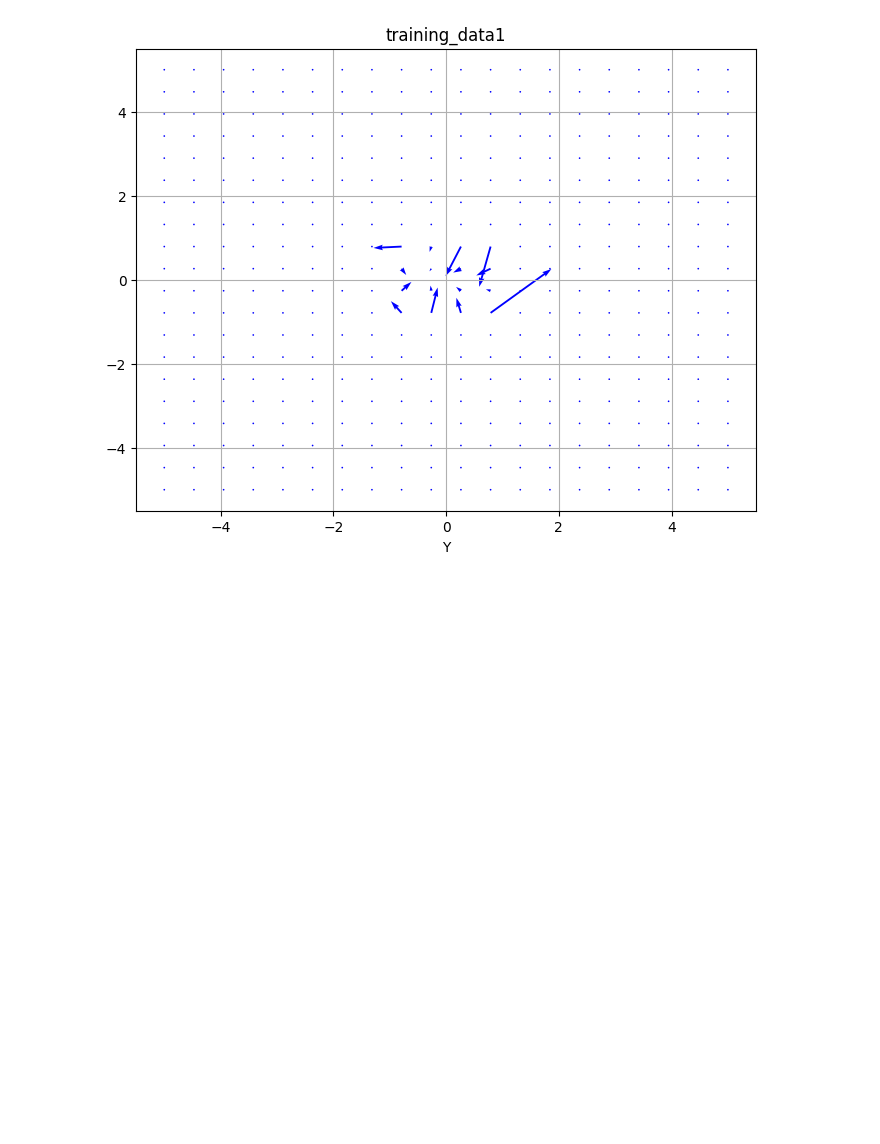
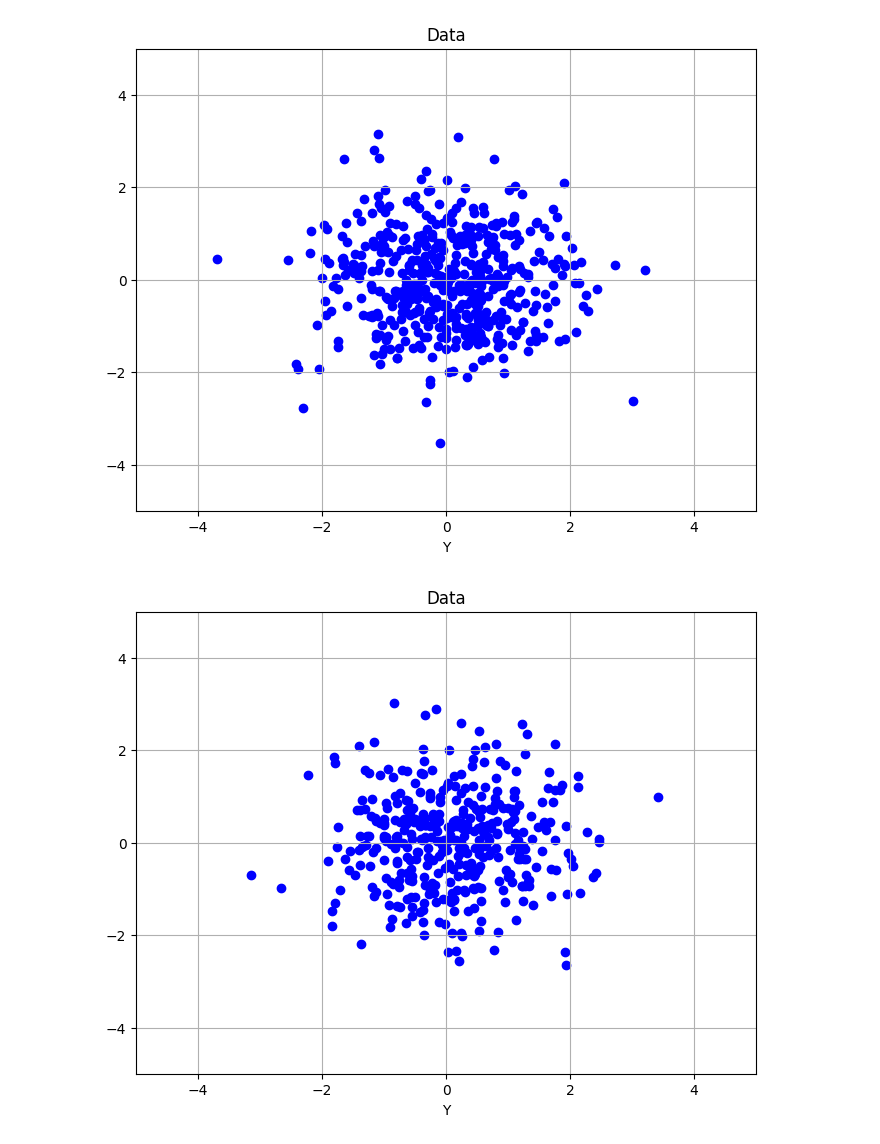
Before and after one commit to gudtjd82/aAIs_Internhip, a Jupyter notebook: diffusive_flow/diffusive_flow3.ipynb, the cells around one changed output. Cells and saved outputs as stored; diff of their text form; code cells hidden in the pictures; blank space fills up the shorter version.

```diff
--- a/diffusive_flow/diffusive_flow3.ipynb
+++ b/diffusive_flow/diffusive_flow3.ipynb
@@ -130,10 +136,15 @@ def draw_vector_field(grid_points, vf, scale=5, color='blue', width=0.003, title
     plt.show()
 # %%
 def make_training_data(grid_points, data, alpha_bars, t_range=200, max_distance=0.5, device=device):
-    x0 = data.to(device)
+    if not isinstance(data, torch.Tensor):
+        x0 = torch.tensor(data).to(device)
+    else:
+        x0 = data.to(device)
+
     eta = torch.randn_like(x0).to(device)
     vector_fields = []
     xTs = []
+
     for t in range(t_range):
         xT = diffuse_x0(x0, t, alpha_bars, eta=eta)
 
@@ -154,8 +165,8 @@ def make_training_data(grid_points, data, alpha_bars, t_range=200, max_distance=
             avg_vec = neighbor_vecs.mean(axis=0)
             avg_vecs[i] = avg_vec
 
-        vector_fields.append(avg_vecs)
-        xTs.append(xT.cpu().numpy())
+        vector_fields.append(avg_vecs.copy())
+        xTs.append(xT.clone().detach().cpu().numpy())
 
     return xTs, vector_fields
 # %%
@@ -175,22 +192,24 @@ draw_data(data, lim)
 # %%
-t_range = 500
-min_beta = 1e-3
-max_beta = 1e-1
-alpha_bars = make_alpha_bars(min_beta, max_beta, t_range)
+xTs, training_data = make_training_data(grid_points, data, alpha_bars, t_range=t_range)
+for i, data in enumerate(training_data):
+    training_data[i] = vector_field(data, scale=.3)
 
-xTs, training_data = make_training_data(grid_points, data, alpha_bars, t_range=t_range)
-for i, d in enumerate(training_data):
-    training_data[i] = vector_field(d, scale=.3)
+# draw_data(xTs[499], 4)
 
-draw_vector_field(grid_points, training_data[499], title='training_data1')
-
-# training data 저장
+# # training data 저장
 # np.savez('xTs_and_vfs.npz', xTs=xTs, training_data=training_data)
 
-# training data 로드
+# # training data 로드
 # loaded = np.load('xTs_and_vfs.npz')
 # xTs = loaded['xTs']
 # training_data = loaded['training_data']
-# draw_vector_field(grid_points, training_data[100], title='training_data2')
-# %% [output]
-[figure, removed]
+# %%
+# draw_vector_field(grid_points, training_data[0], title='training_data1')
+# draw_vector_field(grid_points, training_data[499], title='training_data1')
+
+draw_data(xTs[0], 5)
+x1 = diffuse_x0(data, 499, alpha_bars)
+draw_data(x1, 5)
+# %% [output]
+[figure, added]
+[figure, added]
```
Also changed, not shown: parts of 6 cells of this notebook, 3 other files.
